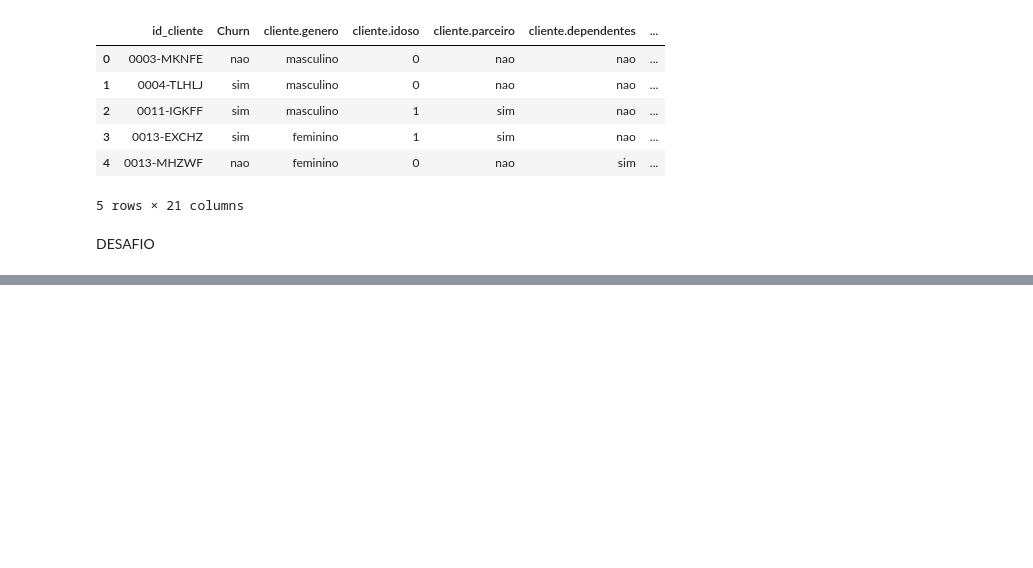
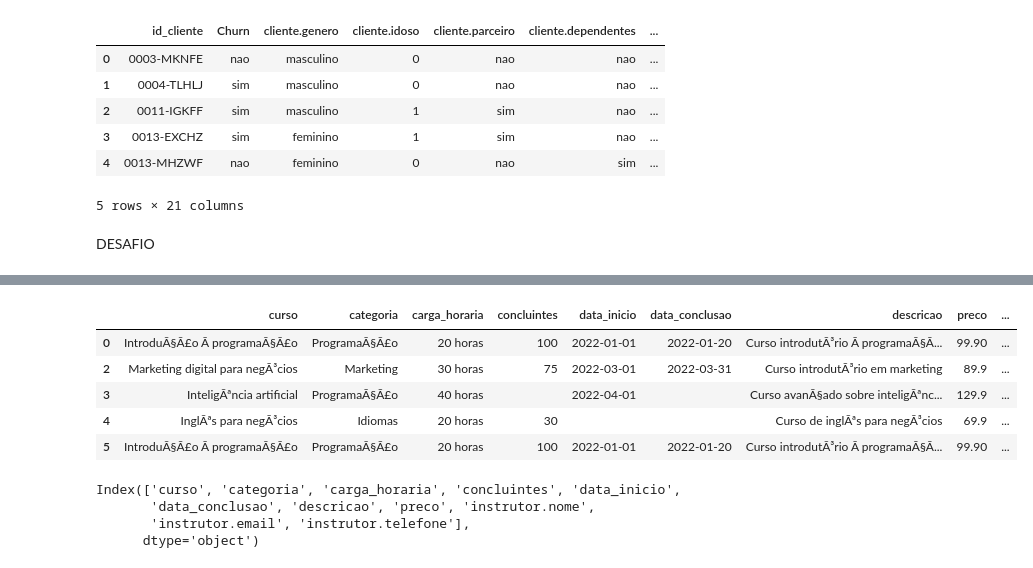
Before and after one commit to GaiasRaphael/Alura, a Jupyter notebook: Ciência de Dados/Pandas/limpeza_dados.ipynb, the cells around one changed output, grey strips where cells are left out. Cells and saved outputs as stored; diff of their text form; code cells hidden in the pictures; blank space fills up the shorter version.

```diff
--- a/Ciência de Dados/Pandas/limpeza_dados.ipynb
+++ b/Ciência de Dados/Pandas/limpeza_dados.ipynb
@@ -330,3 +331,8 @@ df_sem_nulo.head()
 5 rows × 21 columns
 # %% [markdown]
 DESAFIO
+# %%
+with open ('cursos_cadastrados.json') as f:
+    json_bruto = json.load(f)
+
+json_bruto
@@ -332,0 +357,2 @@ DESAFIO
+# %%
+df_cursos = pd.json_normalize (json_bruto)
@@ -332,0 +374,19 @@ DESAFIO
+# %%
+df_cursos.dropna(axis=0, inplace=True)
+# %%
+df_cursos
+# %% [output]
+|  | curso | categoria | carga_horaria | concluintes | data_inicio | data_conclusao | descricao | preco | ... |
+| 0 | IntroduÃ§Ã£o Ã programaÃ§Ã£o | ProgramaÃ§Ã£o | 20 horas | 100 | 2022-01-01 | 2022-01-20 | Curso introdutÃ³rio Ã programaÃ§Ã... | 99.90 | ... |
+| 2 | Marketing digital para negÃ³cios | Marketing | 30 horas | 75 | 2022-03-01 | 2022-03-31 | Curso introdutÃ³rio em marketing | 89.9 | ... |
+| 3 | InteligÃªncia artificial | ProgramaÃ§Ã£o | 40 horas |  | 2022-04-01 |  | Curso avanÃ§ado sobre inteligÃªnc... | 129.9 | ... |
+| 4 | InglÃªs para negÃ³cios | Idiomas | 20 horas | 30 |  |  | Curso de inglÃªs para negÃ³cios | 69.9 | ... |
+| 5 | IntroduÃ§Ã£o Ã programaÃ§Ã£o | ProgramaÃ§Ã£o | 20 horas | 100 | 2022-01-01 | 2022-01-20 | Curso introdutÃ³rio Ã programaÃ§Ã... | 99.90 | ... |
+# %%
+colunas = df_cursos.columns
+colunas
+# %% [output]
+Index(['curso', 'categoria', 'carga_horaria', 'concluintes', 'data_inicio',
+       'data_conclusao', 'descricao', 'preco', 'instrutor.nome',
+       'instrutor.email', 'instrutor.telefone'],
+      dtype='object')
```
Also changed, not shown: parts of 22 cells of this notebook.
